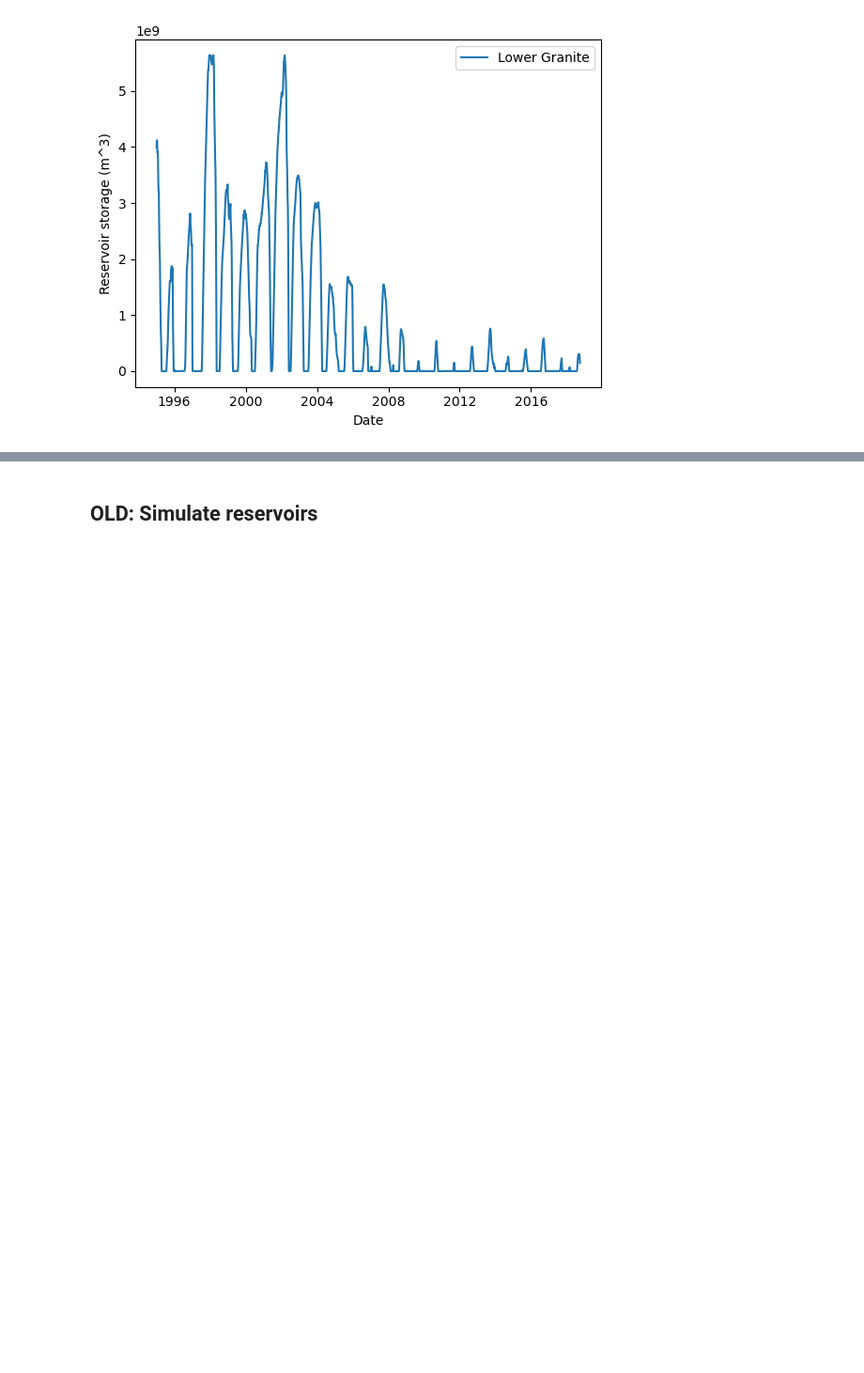
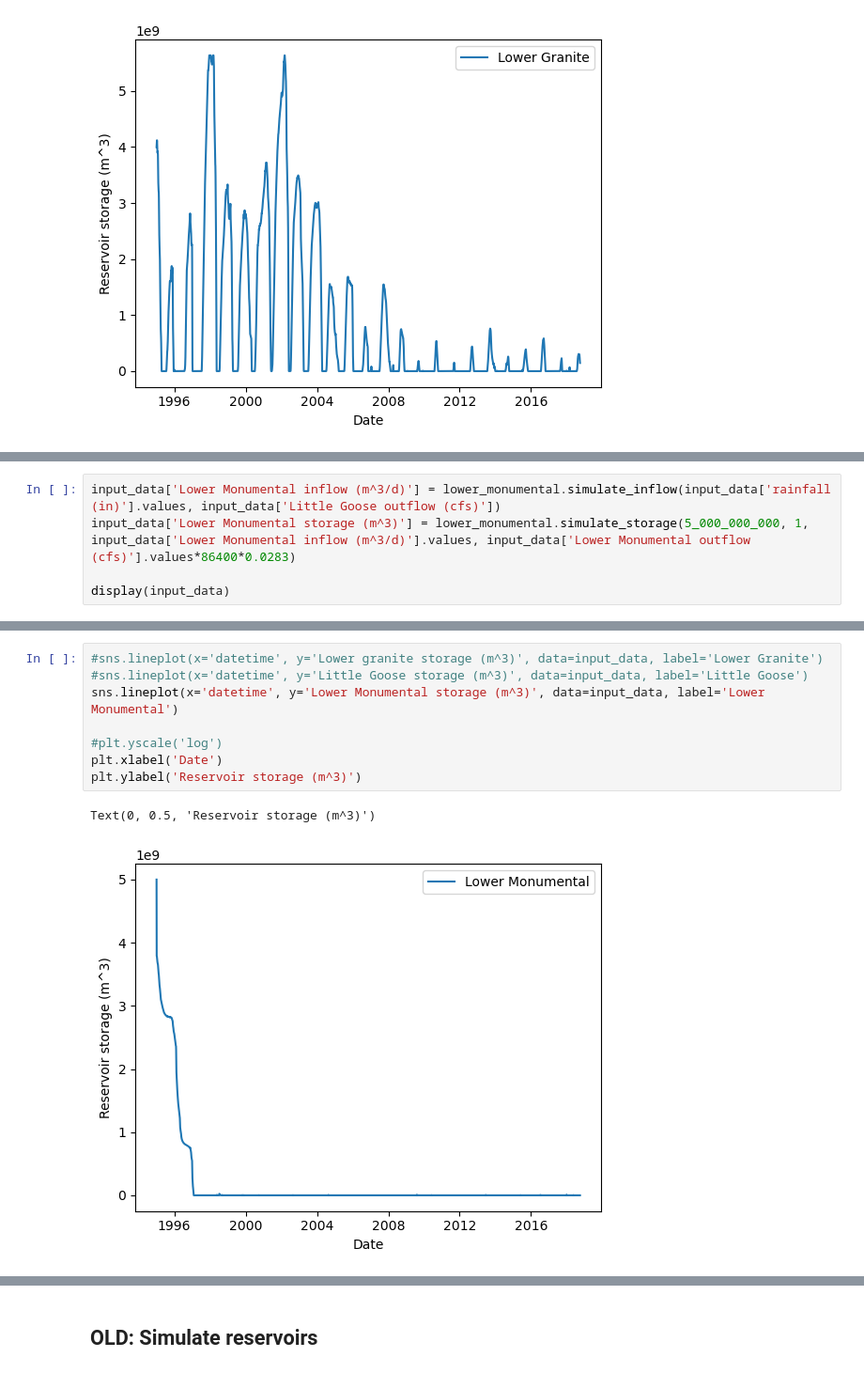
Before and after one commit to clairewang23/columbia_river_model, a Jupyter notebook: model drafting.ipynb, the cells around one changed output, grey strips where cells are left out. Shown at 94% size. Cells and saved outputs as stored; diff of their text form; blank space fills up the shorter version.

```diff
--- a/model drafting.ipynb
+++ b/model drafting.ipynb
@@ -187,0 +227,5 @@ Text(0, 0.5, 'Reservoir storage (m^3)')
+# %%
+input_data['Lower Monumental inflow (m^3/d)'] = lower_monumental.simulate_inflow(input_data['rainfall (in)'].values, input_data['Little Goose outflow (cfs)'])
+input_data['Lower Monumental storage (m^3)'] = lower_monumental.simulate_storage(5_000_000_000, 1, input_data['Lower Monumental inflow (m^3/d)'].values, input_data['Lower Monumental outflow (cfs)'].values*86400*0.0283)
+
+display(input_data)
@@ -187,0 +246,11 @@ Text(0, 0.5, 'Reservoir storage (m^3)')
+# %%
+#sns.lineplot(x='datetime', y='Lower granite storage (m^3)', data=input_data, label='Lower Granite')
+#sns.lineplot(x='datetime', y='Little Goose storage (m^3)', data=input_data, label='Little Goose')
+sns.lineplot(x='datetime', y='Lower Monumental storage (m^3)', data=input_data, label='Lower Monumental')
+
+#plt.yscale('log')
+plt.xlabel('Date')
+plt.ylabel('Reservoir storage (m^3)')
+# %% [output]
+Text(0, 0.5, 'Reservoir storage (m^3)')
+[figure, added]
```
Also changed, not shown: parts of 12 cells of this notebook.
